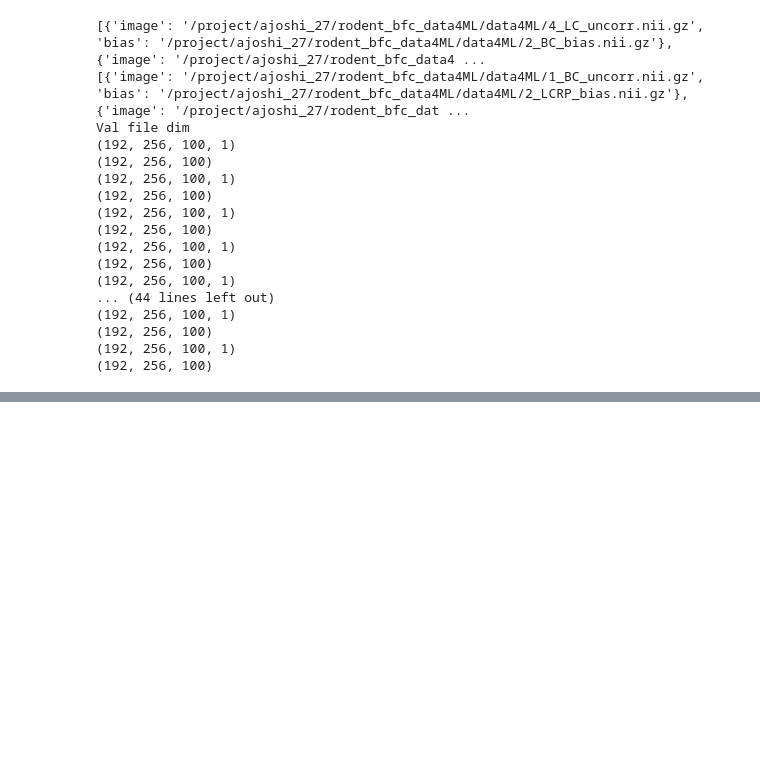
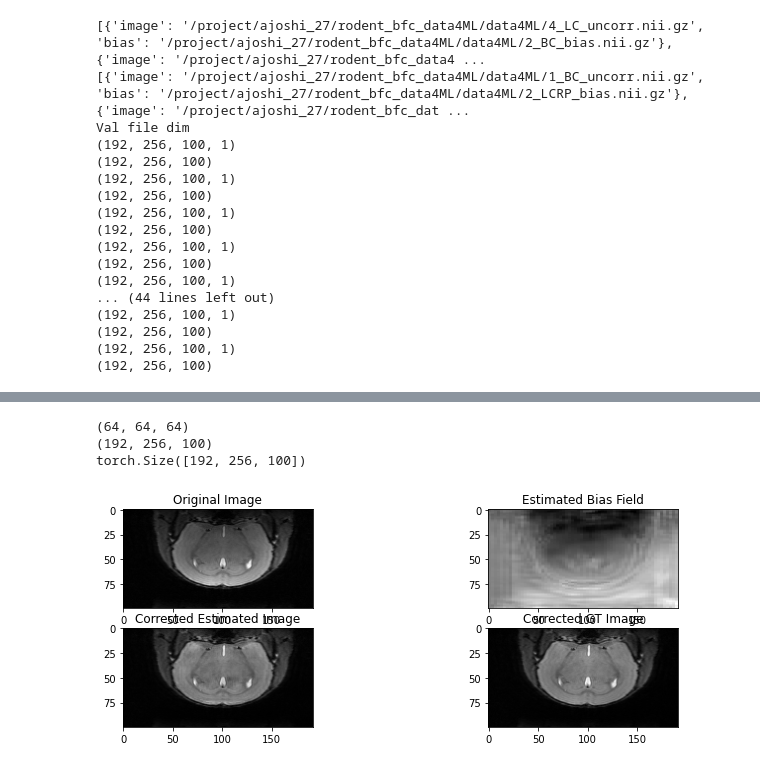
Before and after one commit to MouseSuite/rodbfc, a Jupyter notebook: main_training.ipynb, the cells around one changed output, grey strips where cells are left out. Saved outputs shown, nothing was run; the diff lists cells and outputs as text; code cells hidden in the pictures; blank space fills up the shorter version.

```diff
--- a/main_training.ipynb
+++ b/main_training.ipynb
@@ -382,7 +382,7 @@ model.eval()
 test_image_path = '/project/ajoshi_27/rodent_bfc_data4ML/data4ML/3_RC_uncorr.nii.gz'
 test_ground_truth_corrected_image_path = '/project/ajoshi_27/rodent_bfc_data4ML/data4ML/3_RC_corr.nii.gz'
 test_corrected_image_path = '/project/ajoshi_27/rodent_bfc_data4ML/data4ML/3_RC_uncorr.bfc.nii.gz'
-model_file='models/bias_field_correction_model_2023-09-17_01-14-26.pth'
+model_file='models/bias_field_correction_model_2023-09-17_02-55-00.pth'
 
 model.load_state_dict(torch.load(model_file))
 
@@ -419,30 +419,35 @@ plt.figure(figsize=(12, 4))
 plt.subplot(221)
 plt.title("Original Image")
 plt.imshow(original_test_image[:, original_test_image.shape[1] // 2, :].T, cmap='gray')
 
 plt.subplot(222)
 plt.title("Estimated Bias Field")
 plt.imshow(estimated_bias_field_resized[:, estimated_bias_field_resized.shape[1] // 2, :].T, cmap='gray')
 
 plt.subplot(223)
 plt.title("Corrected Estimated Image")
 plt.imshow(corrected_image[:, corrected_image.shape[1] // 2, :].T, cmap='gray')
 
 plt.subplot(224)
 plt.title("Corrected GT Image")
 plt.imshow(original_test_corrected_image[:, original_test_image.shape[1] // 2, :].T, cmap='gray')
 
 
 
 plt.show()
 
 input_nifti = nib.load(test_image_path)
 input_dtype = input_nifti.get_data_dtype()
 corrected_image = corrected_image.astype(input_dtype)
 
 
 # Create a new NIfTI image with the result data
 result_nifti = nib.Nifti1Image(corrected_image, input_nifti.affine)
 
 # Save the result as a new NIfTI image
 nib.save(result_nifti, test_corrected_image_path)
+# %% [output]
+(64, 64, 64)
+(192, 256, 100)
+torch.Size([192, 256, 100])
+[figure, added]
```
Also changed, not shown: parts of 2 cells of this notebook, 3 other files.
